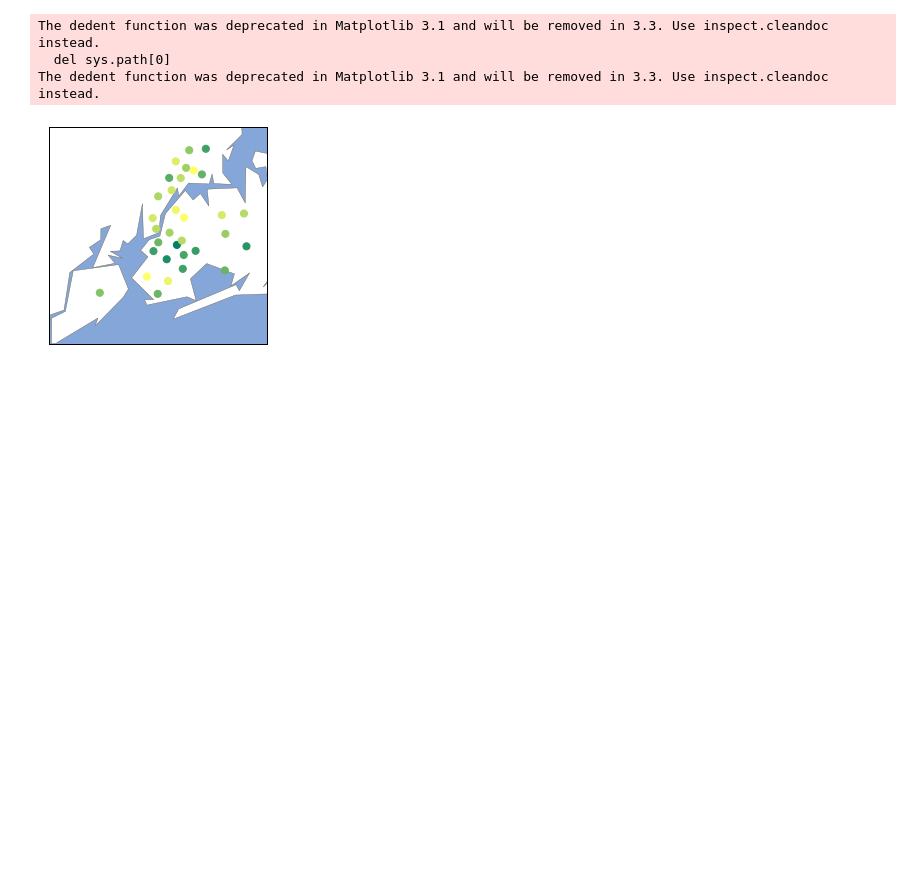
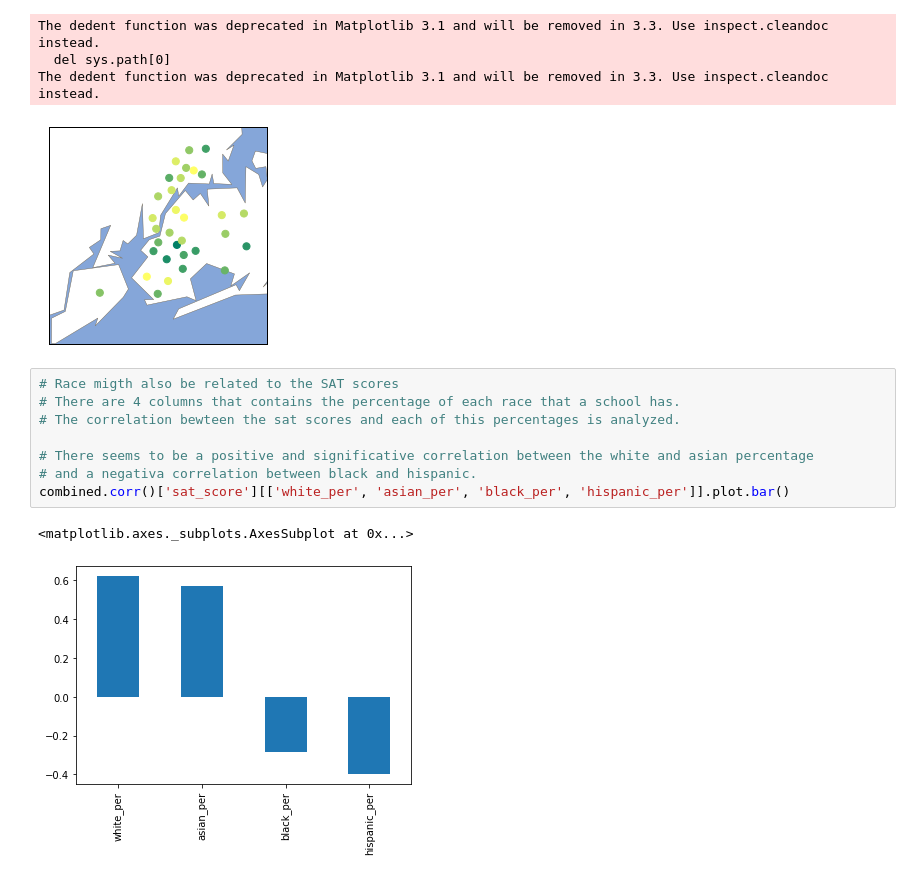
Before and after one commit to OniSlayer/analyzing_sat_scores, a Jupyter notebook: analyzing_sat_scores.ipynb, the cells around one changed output. Drawn from its saved outputs; the diff is of its cells as text; blank space fills up the shorter version.

Commit message:
Analyze relation between sat scores and gender, race and AP test

```diff
--- a/analyzing_sat_scores.ipynb
+++ b/analyzing_sat_scores.ipynb
@@ -261,3 +261,14 @@ The dedent function was deprecated in Matplotlib 3.1 and will be removed in 3.3.
   del sys.path[0]
 The dedent function was deprecated in Matplotlib 3.1 and will be removed in 3.3. Use inspect.cleandoc instead.
 [figure]
+# %%
+# Race migth also be related to the SAT scores
+# There are 4 columns that contains the percentage of each race that a school has.
+# The correlation bewteen the sat scores and each of this percentages is analyzed.
+
+# There seems to be a positive and significative correlation between the white and asian percentage
+# and a negativa correlation between black and hispanic.
+combined.corr()['sat_score'][['white_per', 'asian_per', 'black_per', 'hispanic_per']].plot.bar()
+# %% [output]
+<matplotlib.axes._subplots.AxesSubplot at 0x...>
+[figure, added]
```
Also changed, not shown: parts of 8 cells of this notebook, 1 other file.
